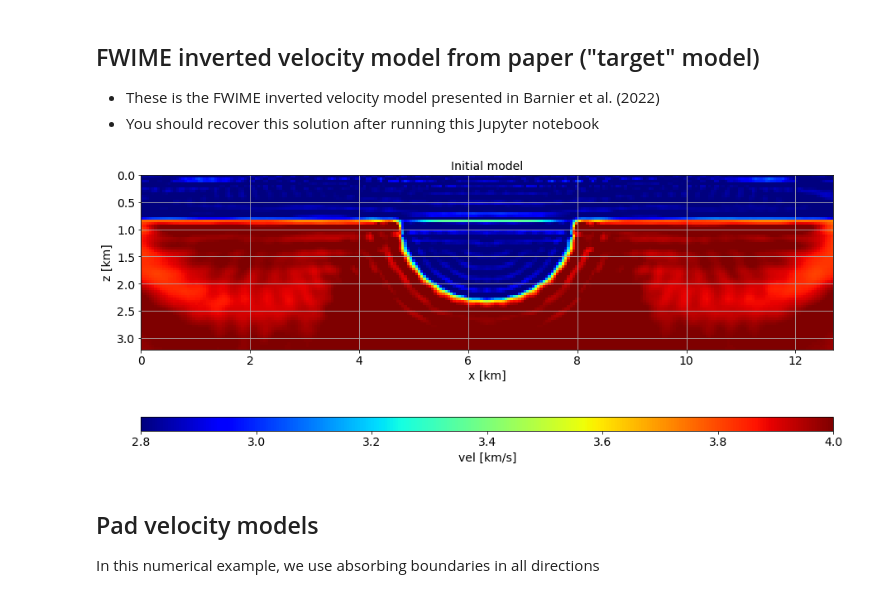
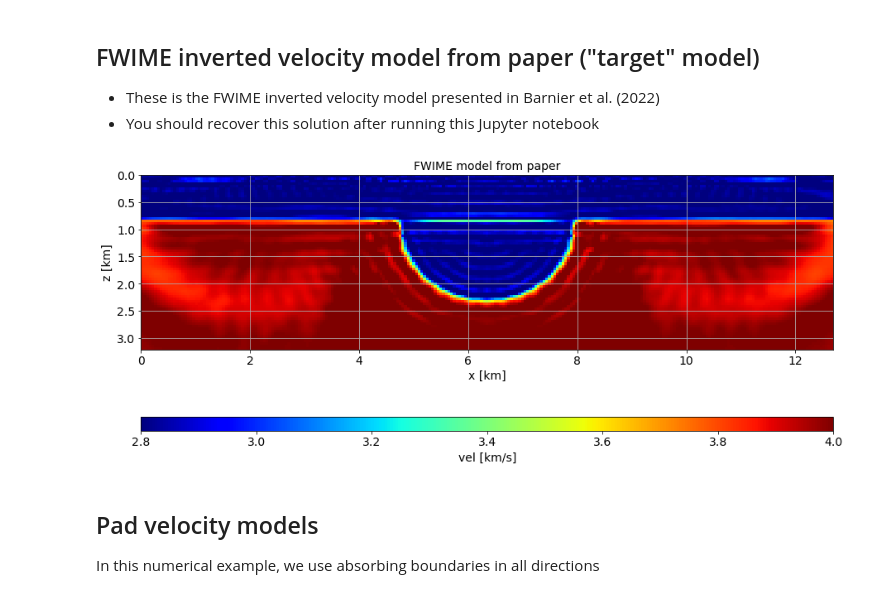
Before and after one commit to gbarnier/FWIME-applications, a Jupyter notebook: applications-jupyter/Seiscope_Syncline/Seiscope_Syncline.ipynb, the cells around one changed output. Cells and saved outputs as stored; diff of their text form; code cells hidden in the pictures.

```diff
--- a/applications-jupyter/Seiscope_Syncline/Seiscope_Syncline.ipynb
+++ b/applications-jupyter/Seiscope_Syncline/Seiscope_Syncline.ipynb
@@ -219,13 +219,13 @@ vel_target_nd = vel_target.getNdArray()
 # %%
 # Plot FWIME velocity model
 plt.figure(figsize=(15,10))
 plt.imshow(vel_target_nd.T,cmap='jet', vmin=vel_true_nd.min(), vmax=vel_true_nd.max(), extent=(ox, (ox+(nx-1)*dx), (oz+(nz_original-1)*dz), oz),aspect="equal")
-plt.title("Initial model"), plt.xlabel("x [km]"), plt.ylabel("z [km]")
+plt.title("FWIME model from paper"), plt.xlabel("x [km]"), plt.ylabel("z [km]")
 plt.colorbar(orientation="horizontal", label="vel [km/s]", aspect=50)
 plt.grid()
 plt.show()
 # %% [output]
-[figure, old version]
+[figure, new version]
 # %% [markdown]
 ## Pad velocity models
 In this numerical example, we use absorbing boundaries in all directions
```
Also changed, not shown: parts of 6 cells of this notebook, 5 other files.
